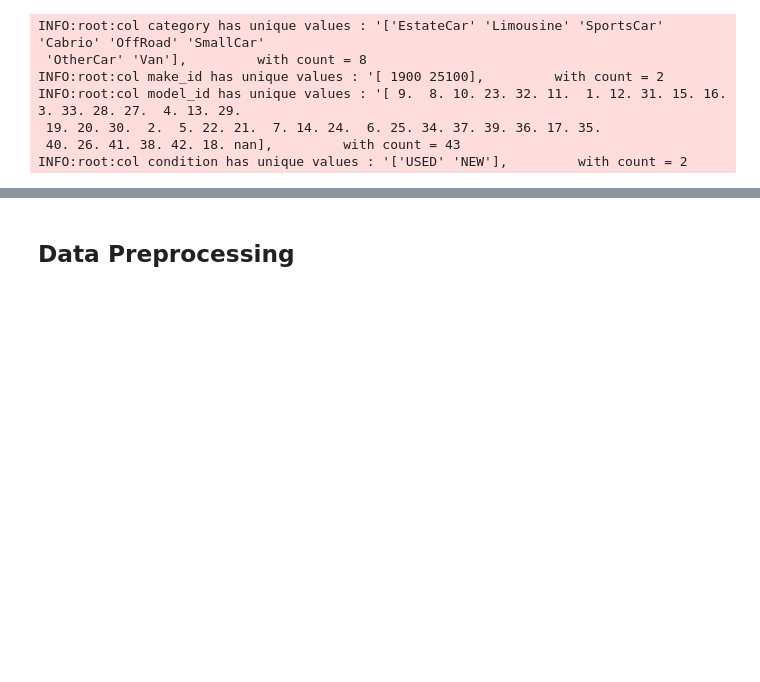
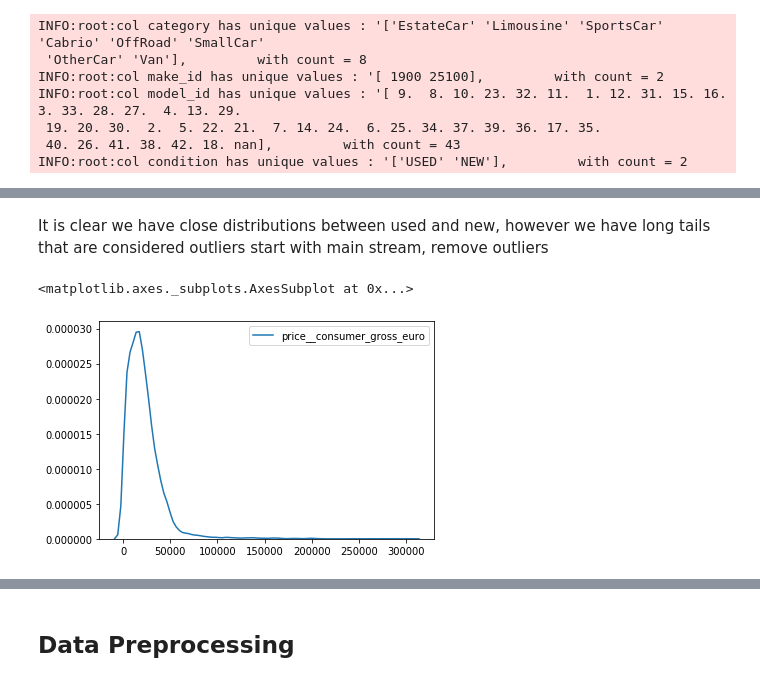
Before and after one commit to mbaddar1/used_car_price_prediction_problem, a Jupyter notebook: used_car_price_prediction.ipynb, the cells around one changed output, grey strips where cells are left out. Drawn from its saved outputs; the diff is of its cells as text; code cells hidden in the pictures; blank space fills up the shorter version.

```diff
--- a/used_car_price_prediction.ipynb
+++ b/used_car_price_prediction.ipynb
@@ -74,0 +91,9 @@ train_df.loc[idx,].head()
+# %% [markdown]
+It is clear we have close distributions between used and new, however we have long tails that are considered outliers
+start with main stream, remove outliers
+# %%
+price= train_df['price__consumer_gross_euro']
+kdeplot(price)
+# %% [output]
+<matplotlib.axes._subplots.AxesSubplot at 0x...>
+[figure, added]
```
Also changed, not shown: parts of 48 cells of this notebook.
